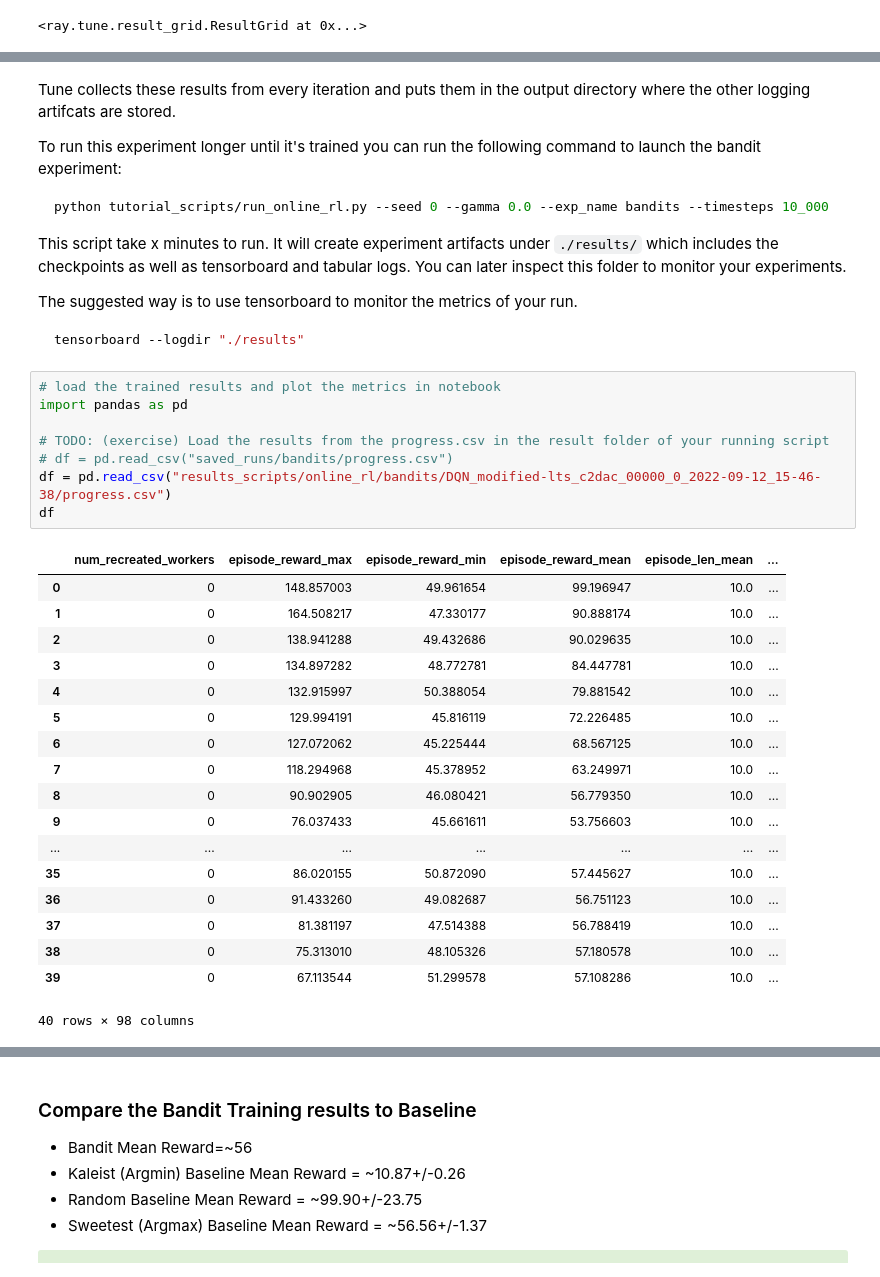
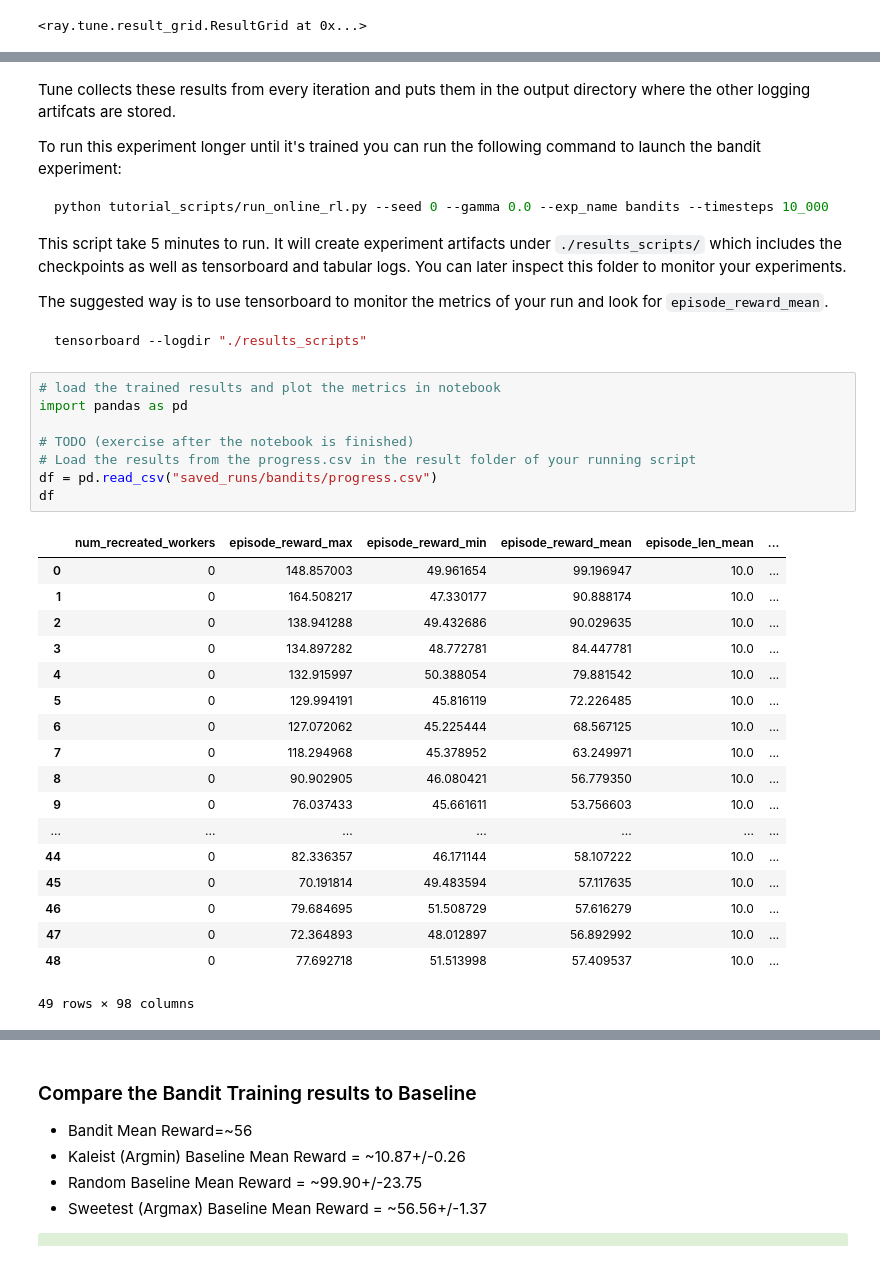
Before and after one commit to anyscale/academy, a Jupyter notebook: ray-rllib/acm_recsys_tutorial_2022/01_anyscale_acm_recsys_tutorial.ipynb, the cells around one changed output, grey strips where cells are left out. Saved outputs shown, nothing was run; the diff lists cells and outputs as text.

````diff
--- a/ray-rllib/acm_recsys_tutorial_2022/01_anyscale_acm_recsys_tutorial.ipynb
+++ b/ray-rllib/acm_recsys_tutorial_2022/01_anyscale_acm_recsys_tutorial.ipynb
@@ -544,42 +479,43 @@ Tune collects these results from every iteration and puts them in the output dir
 
 To run this experiment longer until it's trained you can run the following command to launch the bandit experiment:
 
+
 ```bash
 python tutorial_scripts/run_online_rl.py --seed 0 --gamma 0.0 --exp_name bandits --timesteps 10_000
 ```
 
-This script take x minutes to run. It will create experiment artifacts under `./results/` which includes the checkpoints as well as tensorboard and tabular logs. You can later inspect this folder to monitor your experiments.
+This script take 5 minutes to run. It will create experiment artifacts under `./results_scripts/` which includes the checkpoints as well as tensorboard and tabular logs. You can later inspect this folder to monitor your experiments.
 
-The suggested way is to use tensorboard to monitor the metrics of your run.
+The suggested way is to use tensorboard to monitor the metrics of your run and look for `episode_reward_mean`.
 
 ```bash
-tensorboard --logdir "./results"
+tensorboard --logdir "./results_scripts"
 ```
 # %%
 # load the trained results and plot the metrics in notebook
 import pandas as pd
 
-# TODO: (exercise) Load the results from the progress.csv in the result folder of your running script
-# df = pd.read_csv("saved_runs/bandits/progress.csv")
-df = pd.read_csv("results_scripts/online_rl/bandits/DQN_modified-lts_c2dac_00000_0_2022-09-12_15-46-38/progress.csv")
+# TODO (exercise after the notebook is finished)
+# Load the results from the progress.csv in the result folder of your running script
+df = pd.read_csv("saved_runs/bandits/progress.csv")
 df
 # %% [output]
 |  | num_recreated_workers | episode_reward_max | episode_reward_min | episode_reward_mean | episode_len_mean | ... |
 | 0 | 0 | 148.857003 | 49.961654 | 99.196947 | 10.0 | ... |
 | 1 | 0 | 164.508217 | 47.330177 | 90.888174 | 10.0 | ... |
 | 2 | 0 | 138.941288 | 49.432686 | 90.029635 | 10.0 | ... |
 | 3 | 0 | 134.897282 | 48.772781 | 84.447781 | 10.0 | ... |
 | 4 | 0 | 132.915997 | 50.388054 | 79.881542 | 10.0 | ... |
 | 5 | 0 | 129.994191 | 45.816119 | 72.226485 | 10.0 | ... |
 | 6 | 0 | 127.072062 | 45.225444 | 68.567125 | 10.0 | ... |
 | 7 | 0 | 118.294968 | 45.378952 | 63.249971 | 10.0 | ... |
 | 8 | 0 | 90.902905 | 46.080421 | 56.779350 | 10.0 | ... |
 | 9 | 0 | 76.037433 | 45.661611 | 53.756603 | 10.0 | ... |
 | ... | ... | ... | ... | ... | ... | ... |
-| 35 | 0 | 86.020155 | 50.872090 | 57.445627 | 10.0 | ... |
-| 36 | 0 | 91.433260 | 49.082687 | 56.751123 | 10.0 | ... |
-| 37 | 0 | 81.381197 | 47.514388 | 56.788419 | 10.0 | ... |
-| 38 | 0 | 75.313010 | 48.105326 | 57.180578 | 10.0 | ... |
-| 39 | 0 | 67.113544 | 51.299578 | 57.108286 | 10.0 | ... |
+| 44 | 0 | 82.336357 | 46.171144 | 58.107222 | 10.0 | ... |
+| 45 | 0 | 70.191814 | 49.483594 | 57.117635 | 10.0 | ... |
+| 46 | 0 | 79.684695 | 51.508729 | 57.616279 | 10.0 | ... |
+| 47 | 0 | 72.364893 | 48.012897 | 56.892992 | 10.0 | ... |
+| 48 | 0 | 77.692718 | 51.513998 | 57.409537 | 10.0 | ... |
-40 rows × 98 columns
+49 rows × 98 columns
 # %%
````
Also changed, not shown: parts of 31 cells of this notebook, 4 other files.
